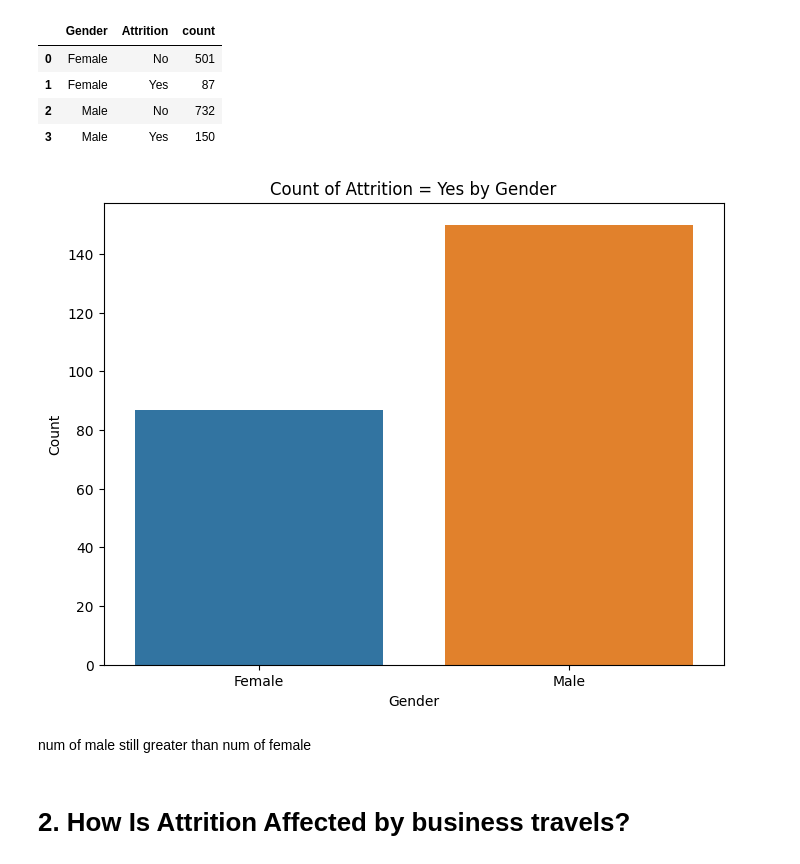
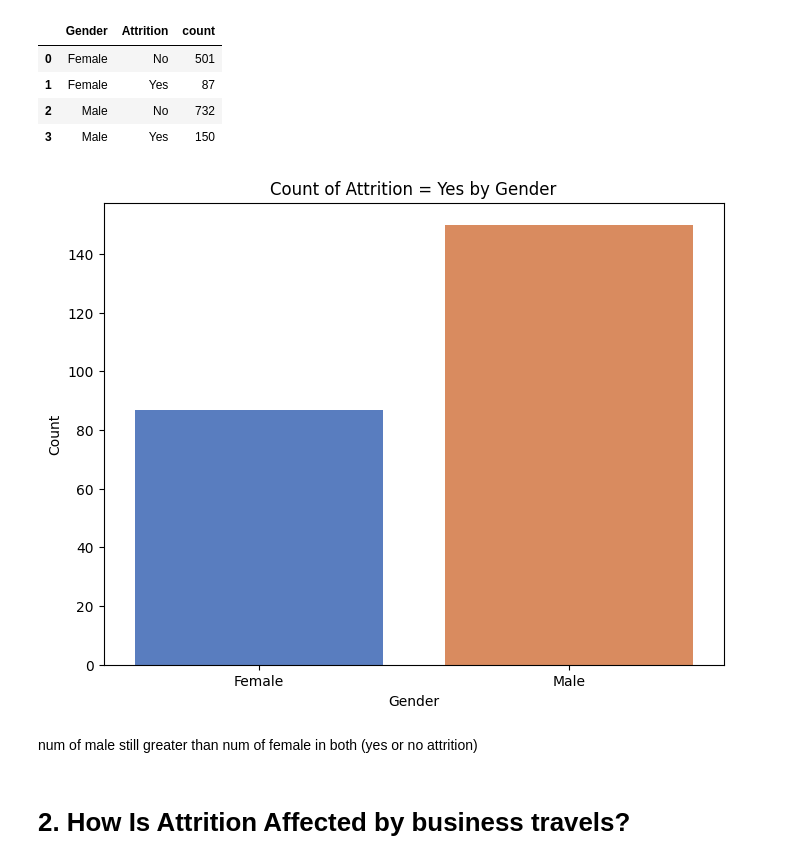
Before and after one commit to AlaaElnakeeb81536/Alaa-Elnakeeb, a Jupyter notebook: employee-attrition.ipynb, the cells around one changed output. Saved outputs shown, nothing was run; the diff lists cells and outputs as text; code cells hidden in the pictures.

Commit message:
Kaggle Notebook | Employee Attrition EDA | Version 4

```diff
--- a/employee-attrition.ipynb
+++ b/employee-attrition.ipynb
@@ -272,16 +224,16 @@ G_A
 # %%
 yes_attrition = G_A[G_A['Attrition'] == 'Yes']
 
 plt.figure(figsize=(8, 6))
-sns.barplot(data=yes_attrition, x='Gender', y='count')
+sns.barplot(data=yes_attrition, x='Gender', y='count', palette='muted')
 plt.title('Count of Attrition = Yes by Gender')
 plt.xlabel('Gender')
 plt.ylabel('Count')
 plt.show()
 # %% [output]
-[figure, old version]
+[figure, new version]
 # %% [markdown]
-num of male still greater than num of female
+num of male still greater than num of female in both (yes or no attrition)
 # %% [markdown]
 # 2. How Is Attrition Affected by business travels?
 # %%
```
Also changed, not shown: parts of 55 cells of this notebook.
